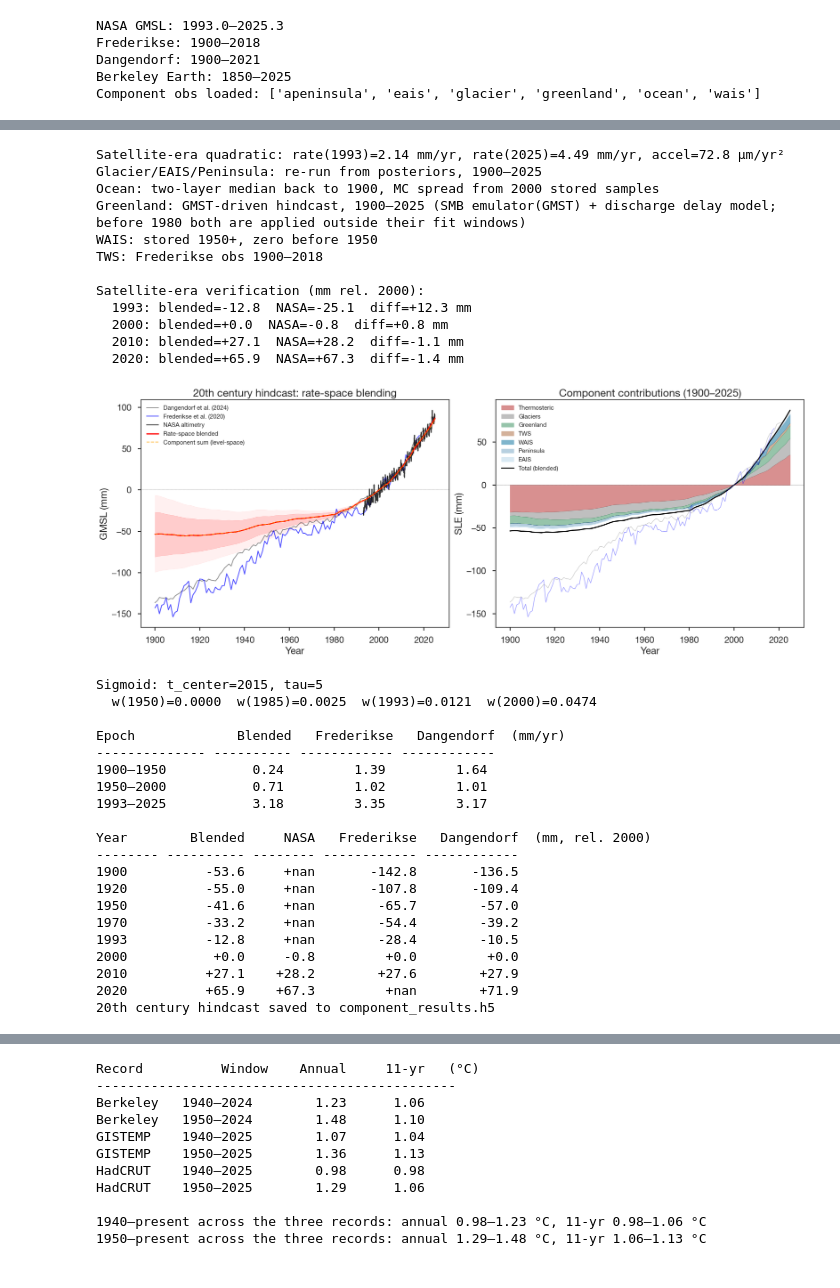
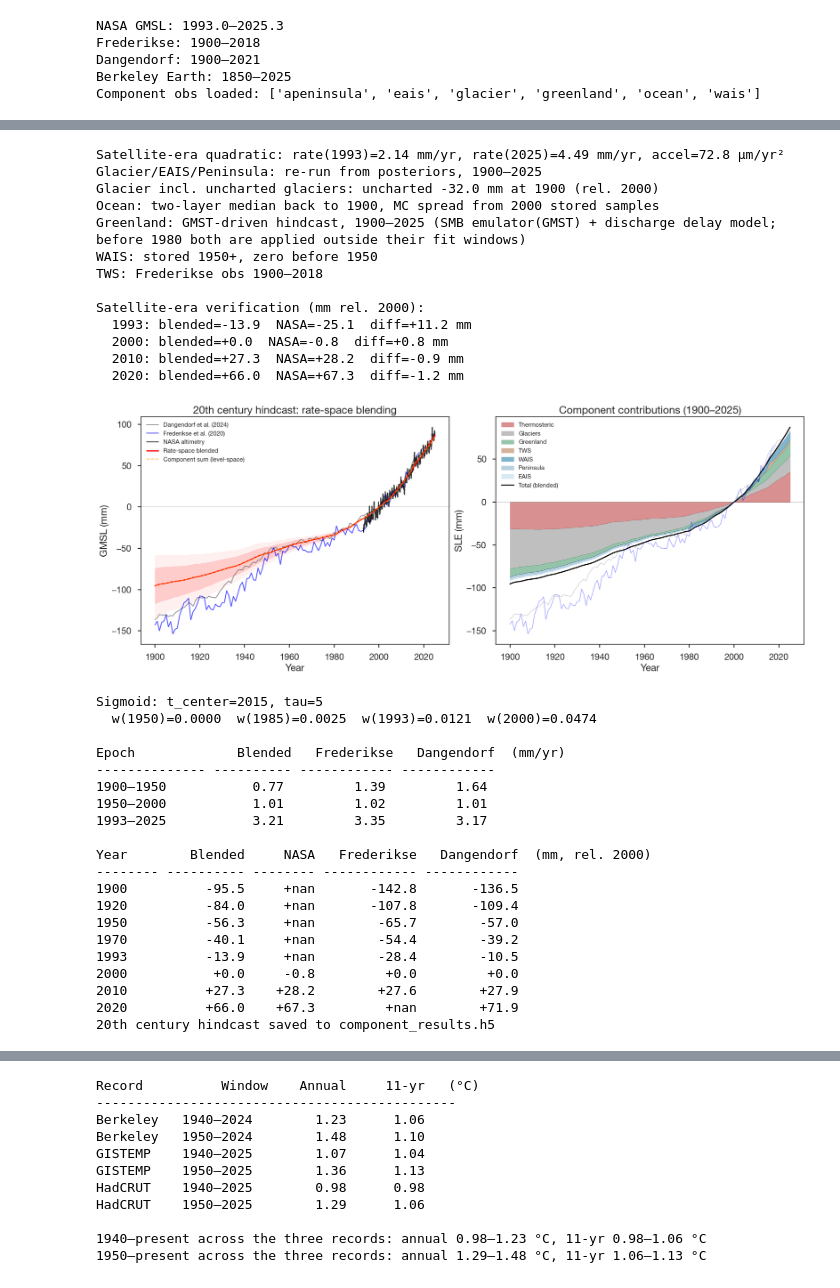
Before and after one commit to bminchew/GMSLR_forecast_v1, a Jupyter notebook: slr_forecast/notebooks/component_summation.ipynb, the cells around one changed output, grey strips where cells are left out. Saved outputs shown, nothing was run; the diff lists cells and outputs as text; code cells hidden in the pictures.

```diff
--- a/slr_forecast/notebooks/component_summation.ipynb
+++ b/slr_forecast/notebooks/component_summation.ipynb
@@ -424,6 +424,21 @@ glacier_hind = project_component_level_ensemble(
     n_samples=N_MC, order=gl_order, seed=SEED + 1,
 )
 print(f'Glacier: {hind_years[0]:.0f}–{hind_years[-1]:.0f}')
+
+# Uncharted glaciers (Parkes & Marzeion 2018): glaciers missing from the
+# inventories GlaMBIE is built on, or that melted away after 1901. Added to
+# the glacier hindcast before 2000 only (zero from 2000, where GlaMBIE
+# calibrates the model); see uncharted_glacier_hindcast. Hindcast only:
+# the term has no effect on the projections. Same seed in both hindcast
+# cells, so the draws match.
+uncharted_hind = uncharted_glacier_hindcast(
+    hind_years, glacier_hind['samples'].shape[0],
+    baseline_year=BASELINE_YEAR, seed=SEED + 7)
+uncharted_med = np.median(uncharted_hind, axis=0)
+glacier_hind['samples'] = glacier_hind['samples'] + uncharted_hind
+glacier_hind['median'] = np.median(glacier_hind['samples'], axis=0)
+print(f'  incl. uncharted glaciers: {uncharted_med[0]*M_TO_MM:.1f} mm at '
+      f'{hind_years[0]:.0f} (rel. {BASELINE_YEAR:.0f})')
 
 # ── EAIS ──
 eais_hind = project_component_level_ensemble(
@@ -766,7 +781,8 @@ with h5py.File(H5_PATH, 'a') as _hf:
     _hg.create_dataset('total_p95', data=total_p95)
     # Per-component medians for stacking
     _hg.create_dataset('ocean_med', data=ocean_med_interp)
-    _hg.create_dataset('glacier_med', data=glacier_hind['median'])
+    _hg.create_dataset('glacier_med', data=glacier_hind['median'])   # incl. uncharted
+    _hg.create_dataset('uncharted_glacier_med', data=uncharted_med)
     _hg.create_dataset('greenland_med', data=gr_med)
     _hg.create_dataset('tws_med', data=tws_med)
     _hg.create_dataset('wais_med', data=wais_med)
@@ -889,6 +906,21 @@ ap_h20 = project_component_level_ensemble(
 )
 print(f'Glacier/EAIS/Peninsula: re-run from posteriors, '
       f'{HIND20_START}\u2013{HIND20_END}')
+
+# Uncharted glaciers (Parkes & Marzeion 2018): glaciers missing from the
+# inventories GlaMBIE is built on, or that melted away after 1901. Added to
+# the glacier hindcast before 2000 only (zero from 2000, where GlaMBIE
+# calibrates the model); see uncharted_glacier_hindcast. Hindcast only:
+# the term has no effect on the projections. Same seed in both hindcast
+# cells, so the draws match.
+unch_h20 = uncharted_glacier_hindcast(
+    hind20_years, gl_h20['samples'].shape[0],
+    baseline_year=BASELINE_YEAR, seed=SEED + 7)
+unch_med_20 = np.median(unch_h20, axis=0)
+gl_h20['samples'] = gl_h20['samples'] + unch_h20
+gl_h20['median'] = np.median(gl_h20['samples'], axis=0)
+print(f'Glacier incl. uncharted glaciers: uncharted {unch_med_20[0]*M_TO_MM:.1f} mm '
+      f'at {HIND20_START} (rel. {BASELINE_YEAR:.0f})')
 
 # ── 3. Ocean: two-layer ODE median shape + stored MC spread ──
 bk_t = berk_annual['decimal_year'].values
@@ -1134,56 +1166,58 @@ for yr in [1900, 1920, 1950, 1970, 1993, 2000, 2010, 2020]:
              if yr <= fred_year[-1] else np.nan)
     dg_mm = (np.interp(yr, dang_time, dang_gmsl_rb) * M_TO_MM
              if yr <= dang_time[-1] else np.nan)
     print(f'{yr:<8} {bl_mm:>+10.1f} {na_mm:>+8.1f} '
           f'{fr_mm:>+12.1f} {dg_mm:>+12.1f}')
 
 # ── Save 20th century hindcast to HDF5 ──
 with h5py.File(H5_PATH, 'a') as _hf:
     if 'hindcast_20c' in _hf:
         del _hf['hindcast_20c']
     _hg = _hf.create_group('hindcast_20c')
     _hg.create_dataset('years', data=hind20_years)
     _hg.create_dataset('blended_med', data=bl_med)
     _hg.create_dataset('blended_p5', data=bl_p5)
     _hg.create_dataset('blended_p17', data=bl_p17)
     _hg.create_dataset('blended_p83', data=bl_p83)
     _hg.create_dataset('blended_p95', data=bl_p95)
+    _hg.create_dataset('uncharted_glacier_med', data=unch_med_20)
     _hg.attrs['t_center'] = T_CENTER_HIND
     _hg.attrs['tau_blend'] = TAU_BLEND_HIND
 print('20th century hindcast saved to component_results.h5')
 # %% [output]
 Satellite-era quadratic: rate(1993)=2.14 mm/yr, rate(2025)=4.49 mm/yr, accel=72.8 µm/yr²
 Glacier/EAIS/Peninsula: re-run from posteriors, 1900–2025
+Glacier incl. uncharted glaciers: uncharted -32.0 mm at 1900 (rel. 2000)
 Ocean: two-layer median back to 1900, MC spread from 2000 stored samples
 Greenland: GMST-driven hindcast, 1900–2025 (SMB emulator(GMST) + discharge delay model; before 1980 both are applied outside their fit windows)
 WAIS: stored 1950+, zero before 1950
 TWS: Frederikse obs 1900–2018
 
 Satellite-era verification (mm rel. 2000):
-  1993: blended=-12.8  NASA=-25.1  diff=+12.3 mm
+  1993: blended=-13.9  NASA=-25.1  diff=+11.2 mm
   2000: blended=+0.0  NASA=-0.8  diff=+0.8 mm
-  2010: blended=+27.1  NASA=+28.2  diff=-1.1 mm
-  2020: blended=+65.9  NASA=+67.3  diff=-1.4 mm
+  2010: blended=+27.3  NASA=+28.2  diff=-0.9 mm
+  2020: blended=+66.0  NASA=+67.3  diff=-1.2 mm
-[figure, old version]
+[figure, new version]
 Sigmoid: t_center=2015, tau=5
   w(1950)=0.0000  w(1985)=0.0025  w(1993)=0.0121  w(2000)=0.0474
 
 Epoch             Blended   Frederikse   Dangendorf  (mm/yr)
 -------------- ---------- ------------ ------------
-1900–1950           0.24         1.39         1.64
-1950–2000           0.71         1.02         1.01
-1993–2025           3.18         3.35         3.17
+1900–1950           0.77         1.39         1.64
+1950–2000           1.01         1.02         1.01
+1993–2025           3.21         3.35         3.17
 
 Year        Blended     NASA   Frederikse   Dangendorf  (mm, rel. 2000)
 -------- ---------- -------- ------------ ------------
-1900          -53.6     +nan       -142.8       -136.5
-1920          -55.0     +nan       -107.8       -109.4
-1950          -41.6     +nan        -65.7        -57.0
-1970          -33.2     +nan        -54.4        -39.2
-1993          -12.8     +nan        -28.4        -10.5
+1900          -95.5     +nan       -142.8       -136.5
+1920          -84.0     +nan       -107.8       -109.4
+1950          -56.3     +nan        -65.7        -57.0
+1970          -40.1     +nan        -54.4        -39.2
+1993          -13.9     +nan        -28.4        -10.5
 2000           +0.0     -0.8         +0.0         +0.0
-2010          +27.1    +28.2        +27.6        +27.9
-2020          +65.9    +67.3         +nan        +71.9
+2010          +27.3    +28.2        +27.6        +27.9
+2020          +66.0    +67.3         +nan        +71.9
 20th century hindcast saved to component_results.h5
 # %%
 # ── Per-component breakdown vs Frederikse (2020), 1900-1950 shortfall diagnostic ──
```
Also changed, not shown: parts of 6 cells of this notebook, 53 other files.
